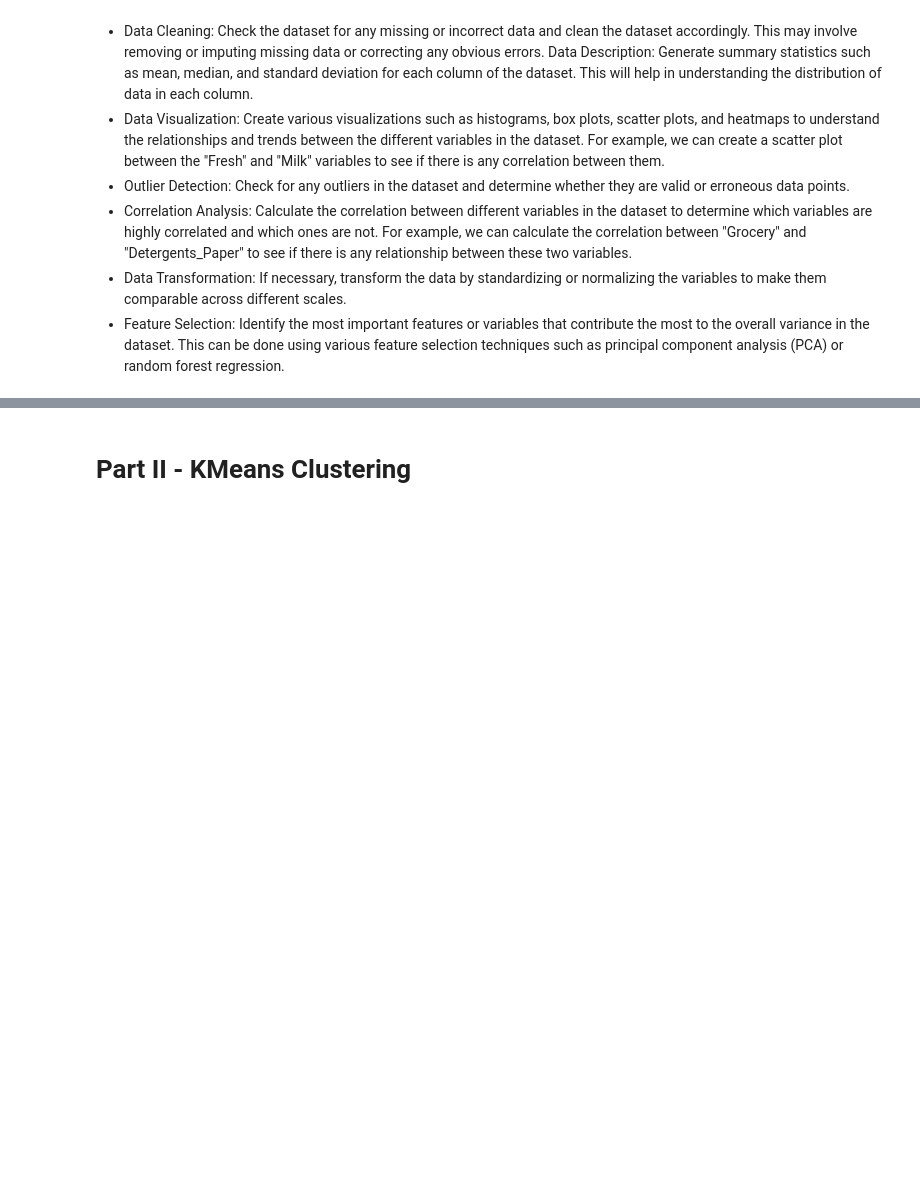
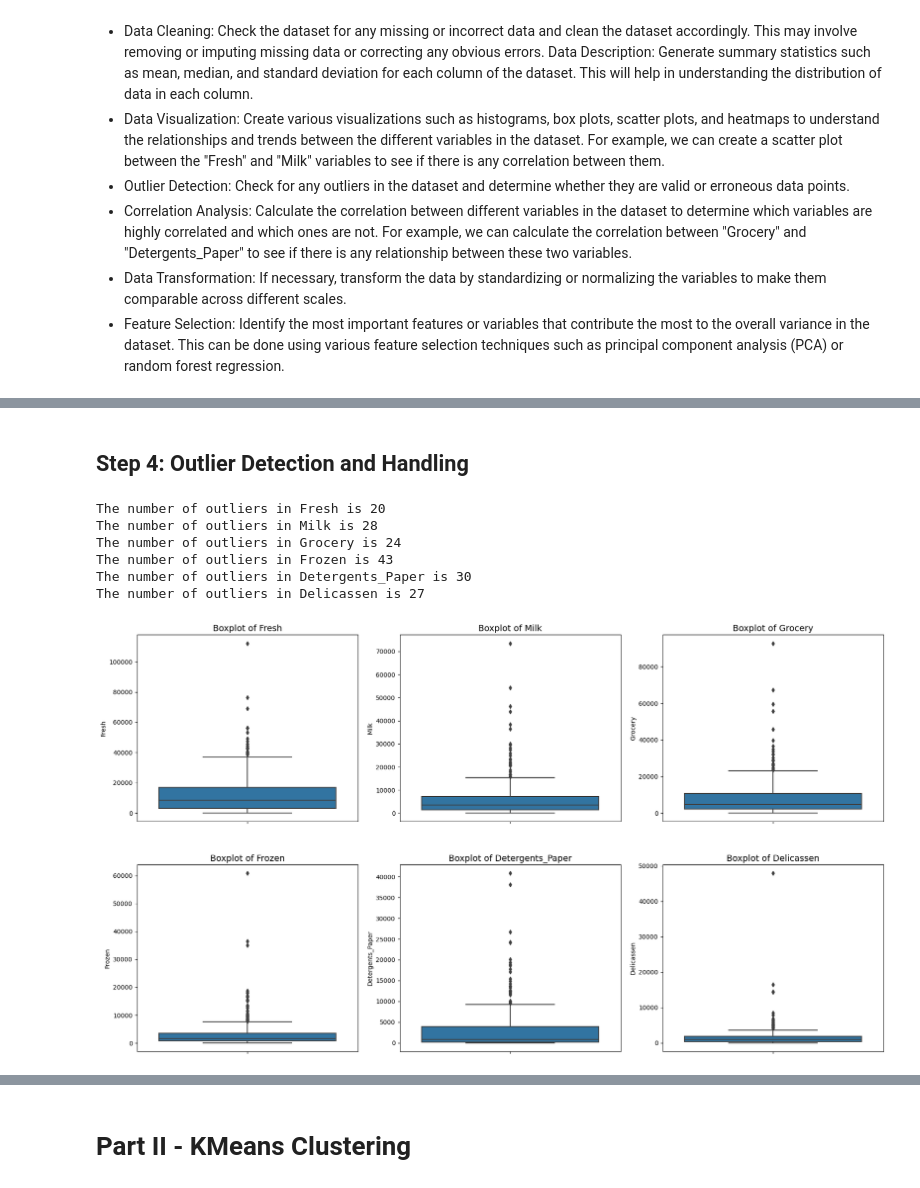
Before and after one commit to Nathan-13/ML-Project-Unsupervised-Learning, a Jupyter notebook: notebook/Unsupervised Learning - Project.ipynb, the cells around one changed output, grey strips where cells are left out. Drawn from its saved outputs; the diff is of its cells as text; code cells hidden in the pictures; blank space fills up the shorter version.

```diff
--- a/notebook/Unsupervised Learning - Project.ipynb
+++ b/notebook/Unsupervised Learning - Project.ipynb
@@ -30,0 +159,40 @@ FileNotFoundError: [Errno 2] No such file or directory: '../data/Wholesale_Data.
+# %% [markdown]
+## Step 4: Outlier Detection and Handling
+# %%
+# Plot the boxplot of non categorical variables
+non_categorical_variables = sales_df.drop(columns=['Channel', 'Region'])
+
+# Determine the number of rows and columns for subplot grid
+n = len(non_categorical_variables.columns)
+ncols = 3
+nrows = n // ncols + n % ncols
+
+fig, axes = plt.subplots(nrows=nrows, ncols=ncols, figsize=(18, 5*nrows))
+
+for ax, column in zip(axes.flatten(), non_categorical_variables.columns):
+    sns.boxplot(data=non_categorical_variables, y=column, ax=ax)
+    ax.set_title(f"Boxplot of {column}", fontsize=14)
+
+    # Calculate Q1, Q3, and IQR
+    Q1 = non_categorical_variables[column].quantile(0.25)
+    Q3 = non_categorical_variables[column].quantile(0.75)
+    IQR = Q3 - Q1
+
+    # Define the range for outliers
+    lower_bound = Q1 - 1.5 * IQR
+    upper_bound = Q3 + 1.5 * IQR
+
+    # Count the number of outliers
+    outliers = sales_df[(non_categorical_variables[column] < lower_bound) | (non_categorical_variables[column] > upper_bound)]
+    print(f"The number of outliers in {column} is {len(outliers)}")
+
+plt.tight_layout(pad=1.08, h_pad=5, w_pad=1.5)
+plt.show()
+# %% [output]
+The number of outliers in Fresh is 20
+The number of outliers in Milk is 28
+The number of outliers in Grocery is 24
+The number of outliers in Frozen is 43
+The number of outliers in Detergents_Paper is 30
+The number of outliers in Delicassen is 27
+[figure, added]
```
Also changed, not shown: parts of 50 cells of this notebook.
